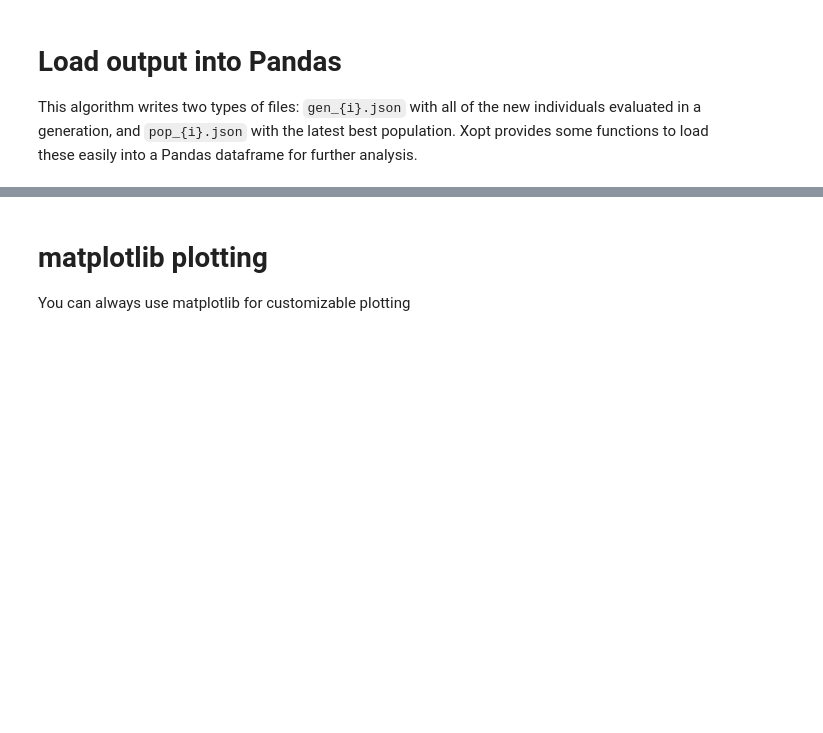
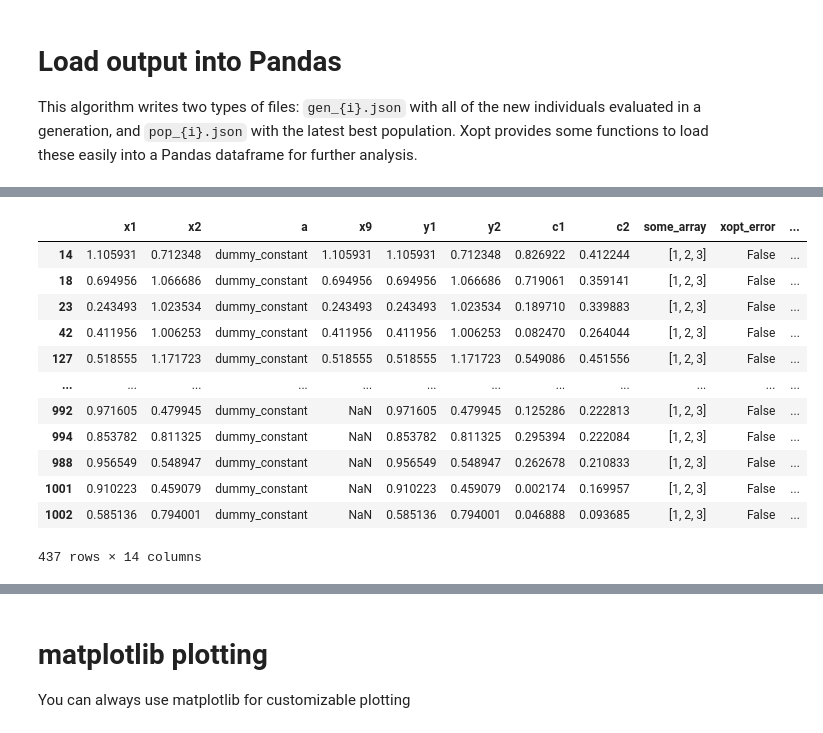
Before and after one commit to xopt-org/Xopt, a Jupyter notebook: docs/examples/xopt_parallel.ipynb, the cells around one changed output, grey strips where cells are left out. Cells and saved outputs as stored; diff of their text form; code cells hidden in the pictures; blank space fills up the shorter version.

```diff
--- a/docs/examples/xopt_parallel.ipynb
+++ b/docs/examples/xopt_parallel.ipynb
@@ -133,3 +209,20 @@ df
+# %%
+df = pd.concat([X.data, X.vocs.feasibility_data(X.data)], axis=1)
+df[df['feasible']]
+# %% [output]
+|  | x1 | x2 | a | x9 | y1 | y2 | c1 | c2 | some_array | xopt_error | ... |
+| 14 | 1.105931 | 0.712348 | dummy_constant | 1.105931 | 1.105931 | 0.712348 | 0.826922 | 0.412244 | [1, 2, 3] | False | ... |
+| 18 | 0.694956 | 1.066686 | dummy_constant | 0.694956 | 0.694956 | 1.066686 | 0.719061 | 0.359141 | [1, 2, 3] | False | ... |
+| 23 | 0.243493 | 1.023534 | dummy_constant | 0.243493 | 0.243493 | 1.023534 | 0.189710 | 0.339883 | [1, 2, 3] | False | ... |
+| 42 | 0.411956 | 1.006253 | dummy_constant | 0.411956 | 0.411956 | 1.006253 | 0.082470 | 0.264044 | [1, 2, 3] | False | ... |
+| 127 | 0.518555 | 1.171723 | dummy_constant | 0.518555 | 0.518555 | 1.171723 | 0.549086 | 0.451556 | [1, 2, 3] | False | ... |
+| ... | ... | ... | ... | ... | ... | ... | ... | ... | ... | ... | ... |
+| 992 | 0.971605 | 0.479945 | dummy_constant | NaN | 0.971605 | 0.479945 | 0.125286 | 0.222813 | [1, 2, 3] | False | ... |
+| 994 | 0.853782 | 0.811325 | dummy_constant | NaN | 0.853782 | 0.811325 | 0.295394 | 0.222084 | [1, 2, 3] | False | ... |
+| 988 | 0.956549 | 0.548947 | dummy_constant | NaN | 0.956549 | 0.548947 | 0.262678 | 0.210833 | [1, 2, 3] | False | ... |
+| 1001 | 0.910223 | 0.459079 | dummy_constant | NaN | 0.910223 | 0.459079 | 0.002174 | 0.169957 | [1, 2, 3] | False | ... |
+| 1002 | 0.585136 | 0.794001 | dummy_constant | NaN | 0.585136 | 0.794001 | 0.046888 | 0.093685 | [1, 2, 3] | False | ... |
+437 rows × 14 columns
 # %%
 # Plot the feasible ones
 feasible_df = df[df["feasible"]]
```
Also changed, not shown: parts of 27 cells of this notebook, 14 other files.
